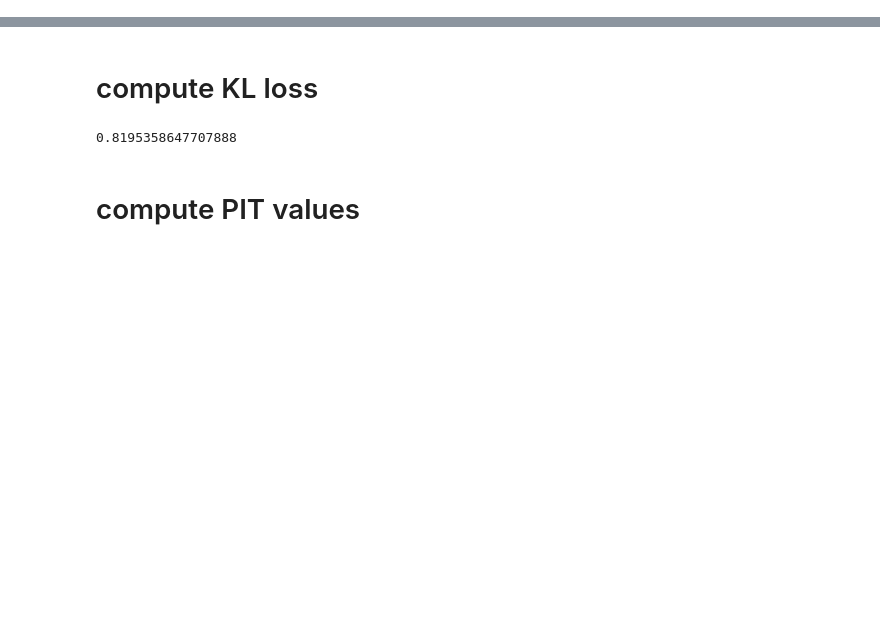
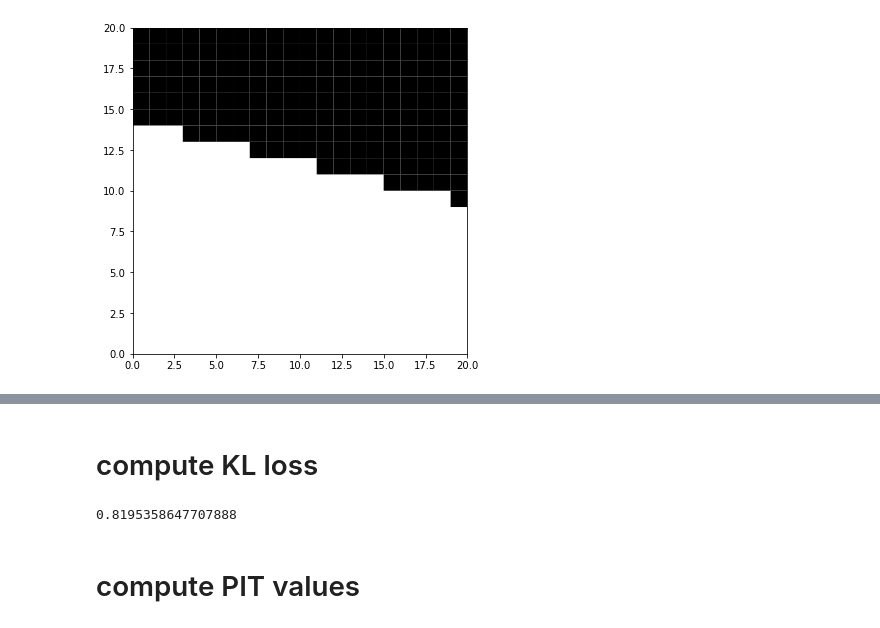
Before and after one commit to zhao-david/CDE-diagnostics, a Jupyter notebook: toy_example_2_v4.ipynb, the cells around one changed output, grey strips where cells are left out. Saved outputs shown, nothing was run; the diff lists cells and outputs as text; code cells hidden in the pictures; blank space fills up the shorter version.

Commit message:
binary edge images with angle and displacement

```diff
--- a/toy_example_2_v4.ipynb
+++ b/toy_example_2_v4.ipynb
@@ -55,0 +29,11 @@ plt.show()
+# %%
+def binary_edge_threshold_func(x, y, center, angle, displacement):
+    breached = 1 * ( (x-center)*np.cos(angle) + (y-center)*np.sin(angle) >= displacement )
+    return breached
+# %%
+def generate_binary_edge_image(angle=0, displacement=0, pixels=20):
+    image = np.zeros([pixels,pixels])
+    for x in range(pixels):
+        for y in range(pixels):
+            image[x,y] = binary_edge_threshold_func(x=x, y=y, center=pixels/2, angle=angle, displacement=displacement)
+    return image
@@ -55,0 +54,12 @@ plt.show()
+# %%
+def plot_binary_edge_image(image):
+    cmap = colors.ListedColormap(['white','black'])
+    plt.figure(figsize=(6,6))
+    plt.pcolor(image[::-1], cmap=cmap, edgecolors='w', linewidths=0)
+    plt.show()
+    return
+# %%
+image_test = generate_binary_edge_image(angle=2.9, displacement=2)
+plot_binary_edge_image(image_test)
+# %% [output]
+[figure, added]
```
Also changed, not shown: parts of 16 cells of this notebook.
